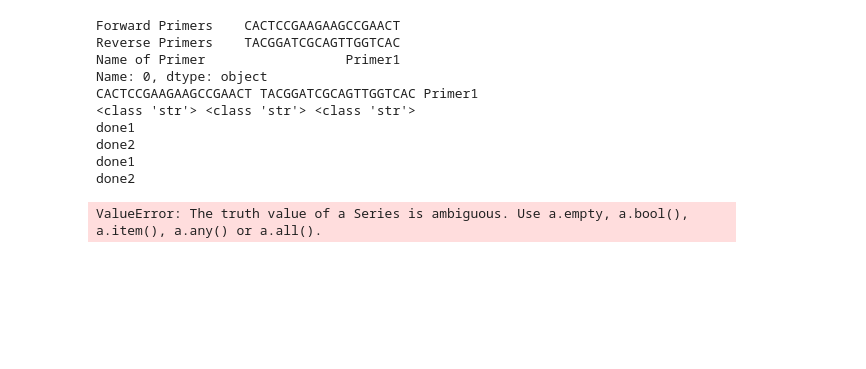
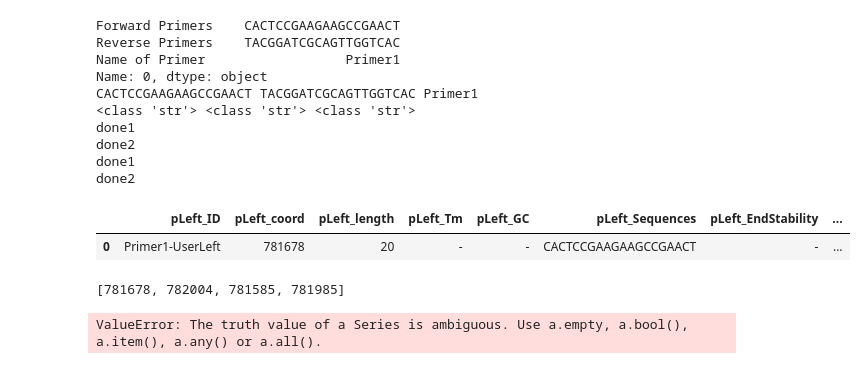
Before and after one commit to linfeng-wang/TOAST, a Jupyter notebook: cache/scratch.ipynb, the cells around one changed output. Drawn from its saved outputs; the diff is of its cells as text; code cells hidden in the pictures; blank space fills up the shorter version.

```diff
--- a/cache/scratch.ipynb
+++ b/cache/scratch.ipynb
@@ -89,18 +83,18 @@ for i, x in primer_input.iterrows():
     print(x)
     print(x[0], x[1], x[2])
     print(type(x[0]), type(x[1]), type(x[2]))
-    pLeft_ID.append(x[2]+'-UserLeft')
-    locl = find_sequence_location(x[0], ref_genome)[0]
+    pLeft_ID.append(x.iloc[2]+'-UserLeft')
+    locl = find_sequence_location(x.iloc[0], ref_genome)[0]
     pLeft_coord.append(locl)
-    pLeft_length.append(len(x[0]))
-    pLeft_Sequences.append(x[0])
-    pRight_ID.append(x[2]+'-UserRight')
-    locr = find_sequence_location(reverse_complement_sequence(x[1]), ref_genome)[1]
+    pLeft_length.append(len(x.iloc[0]))
+    pLeft_Sequences.append(x.iloc[0])
+    pRight_ID.append(x.iloc[2]+'-UserRight')
+    locr = find_sequence_location(x.iloc[1], ref_genome)[1]
     pRight_coord.append(locr)
-    pRight_length.append(len(x[1]))
-    pRight_Sequences.append(x[1])
+    pRight_length.append(len(x.iloc[1]))
+    pRight_Sequences.append(x.iloc[1])
     Project_size.append(locr - locl)
-    Designed_ranges.append('User-defined')
+    Designed_ranges.append([locl, locr])
 
 columns = ['pLeft_ID', 'pLeft_coord', 'pLeft_length', 'pLeft_Tm', 'pLeft_GC',
             'pLeft_Sequences', 'pLeft_EndStability', 'pRight_ID', 'pRight_coord',
@@ -138,6 +132,15 @@ done1
 done2
 done1
 done2
+# %%
+df
+# %% [output]
+|  | pLeft_ID | pLeft_coord | pLeft_length | pLeft_Tm | pLeft_GC | pLeft_Sequences | pLeft_EndStability | ... |
+| 0 | Primer1-UserLeft | 781678 | 20 | - | - | CACTCCGAAGAAGCCGAACT | - | ... |
+# %%
+[781678, 782004] + [781585, 781985]
+# %% [output]
+[781678, 782004, 781585, 781985]
 # %%
 full_data.loc[full_data['genome_pos'] > locl and full_data['genome_pos'] < locl , 'weight'] = 0
 full_data.loc[(full_data['genome_pos'] > locl) & (full_data['genome_pos'] < loch), 'weight'] = 0
```
Also changed, not shown: parts of 4 cells of this notebook, 16 other files.
